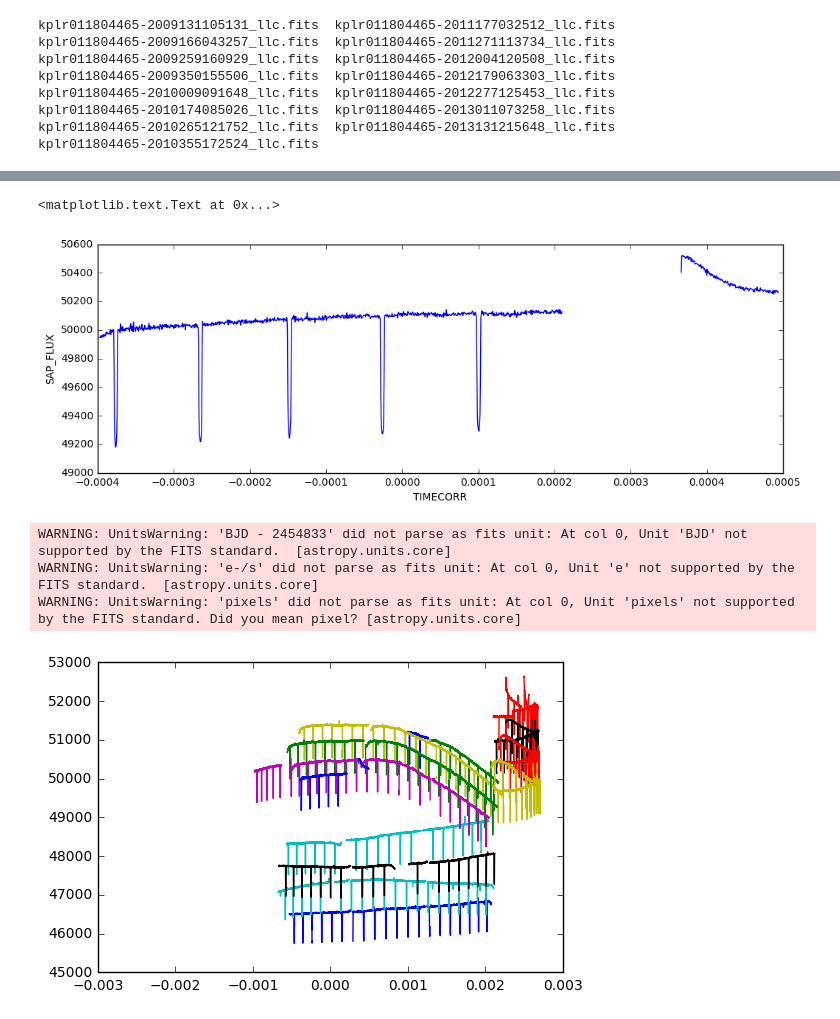
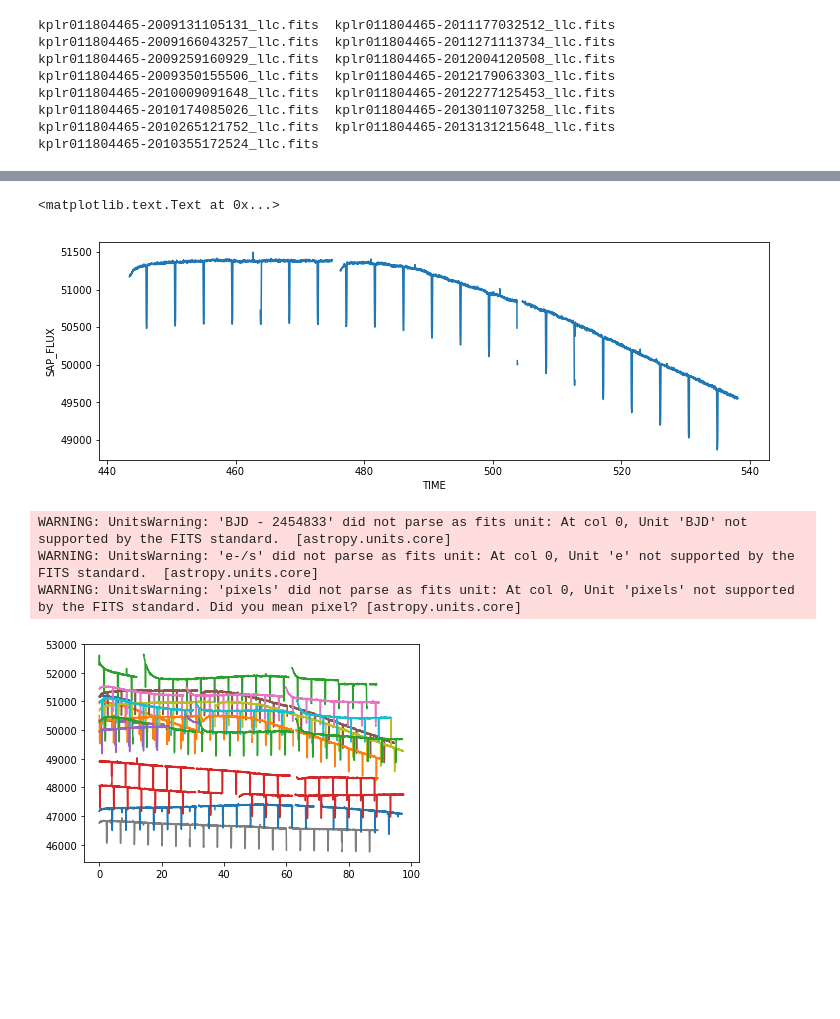
Before and after one commit to ivastar/MAST_Exoplanet_Demo, a Jupyter notebook: MAST_API_Exoplanets.ipynb, the cells around one changed output, grey strips where cells are left out. Cells and saved outputs as stored; diff of their text form; code cells hidden in the pictures; blank space fills up the shorter version.

Commit message:
changing TIMECORR to TIME

```diff
--- a/MAST_API_Exoplanets.ipynb
+++ b/MAST_API_Exoplanets.ipynb
@@ -620,25 +618,25 @@ None
 
 plt.figure(figsize=(12,4))
 
-plt.plot(file[1].data['TIMECORR'], file[1].data['SAP_FLUX'])
-plt.xlabel('TIMECORR')
+plt.plot(file[1].data['TIME'], file[1].data['SAP_FLUX'])
+plt.xlabel('TIME')
 plt.ylabel('SAP_FLUX')
 # %% [output]
 <matplotlib.text.Text at 0x...>
-[figure, old version]
+[figure, new version]
 # %%
 ### Plot all the light curves
 
 import glob
 files = glob.glob('*_llc.fits')
 for file in files:
     tab = Table.read(file);
     file = fits.open(file)
-    plt.plot(tab['TIMECORR'], tab['SAP_FLUX'])
-    plt.xlim([-0.003, 0.003])
+    plt.plot(tab['TIME'] - tab['TIME'][0], tab['SAP_FLUX'])
+    #plt.xlim([-0.003, 0.003])
     #plt.plot(tab['TIME']-tab['TIMECORR']+(0.25 + 0.62*(5-file[1].header['TIMSLICE']))/86400, tab['SAP_FLUX'])
 # %% [output]
 WARNING: UnitsWarning: 'BJD - 2454833' did not parse as fits unit: At col 0, Unit 'BJD' not supported by the FITS standard.  [astropy.units.core]
 WARNING: UnitsWarning: 'e-/s' did not parse as fits unit: At col 0, Unit 'e' not supported by the FITS standard.  [astropy.units.core]
 WARNING: UnitsWarning: 'pixels' did not parse as fits unit: At col 0, Unit 'pixels' not supported by the FITS standard. Did you mean pixel? [astropy.units.core]
-[figure, old version]
+[figure, new version]
```
Also changed, not shown: parts of 12 cells of this notebook, 1 other file.
